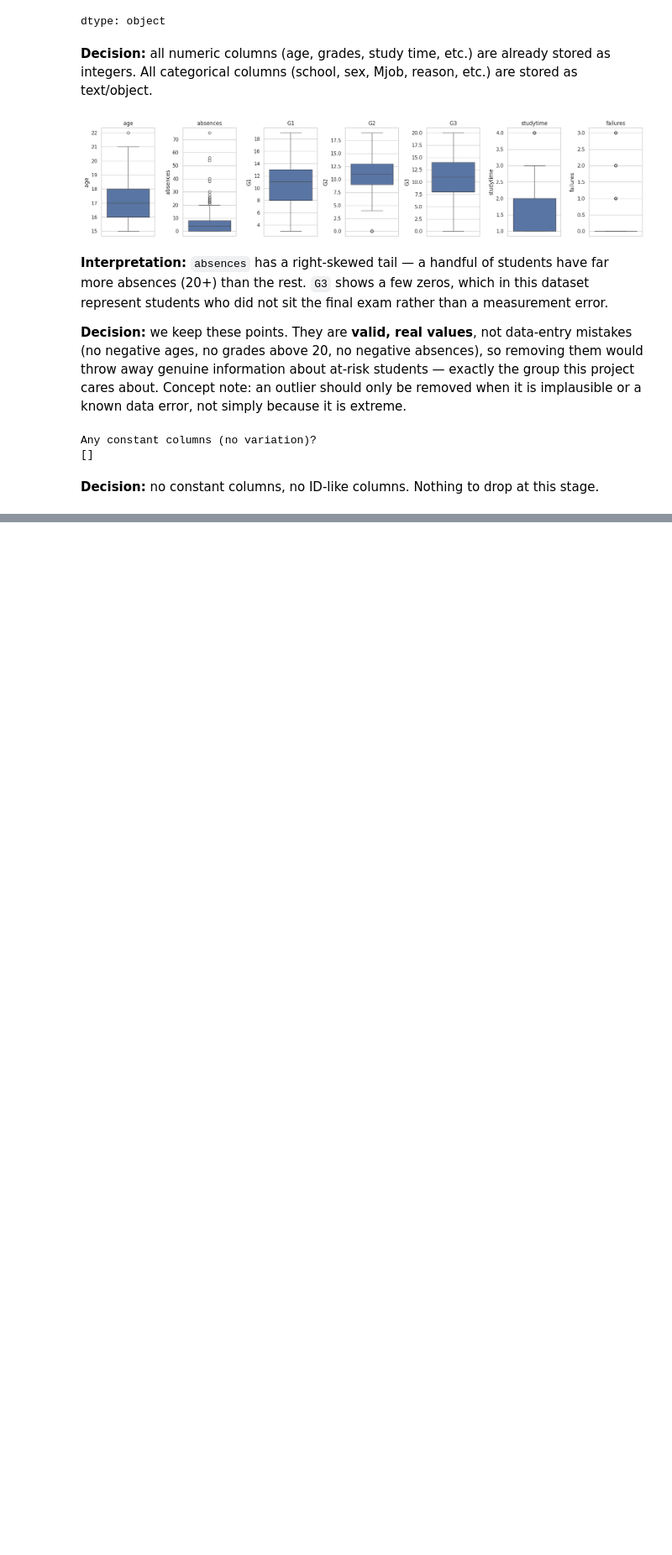
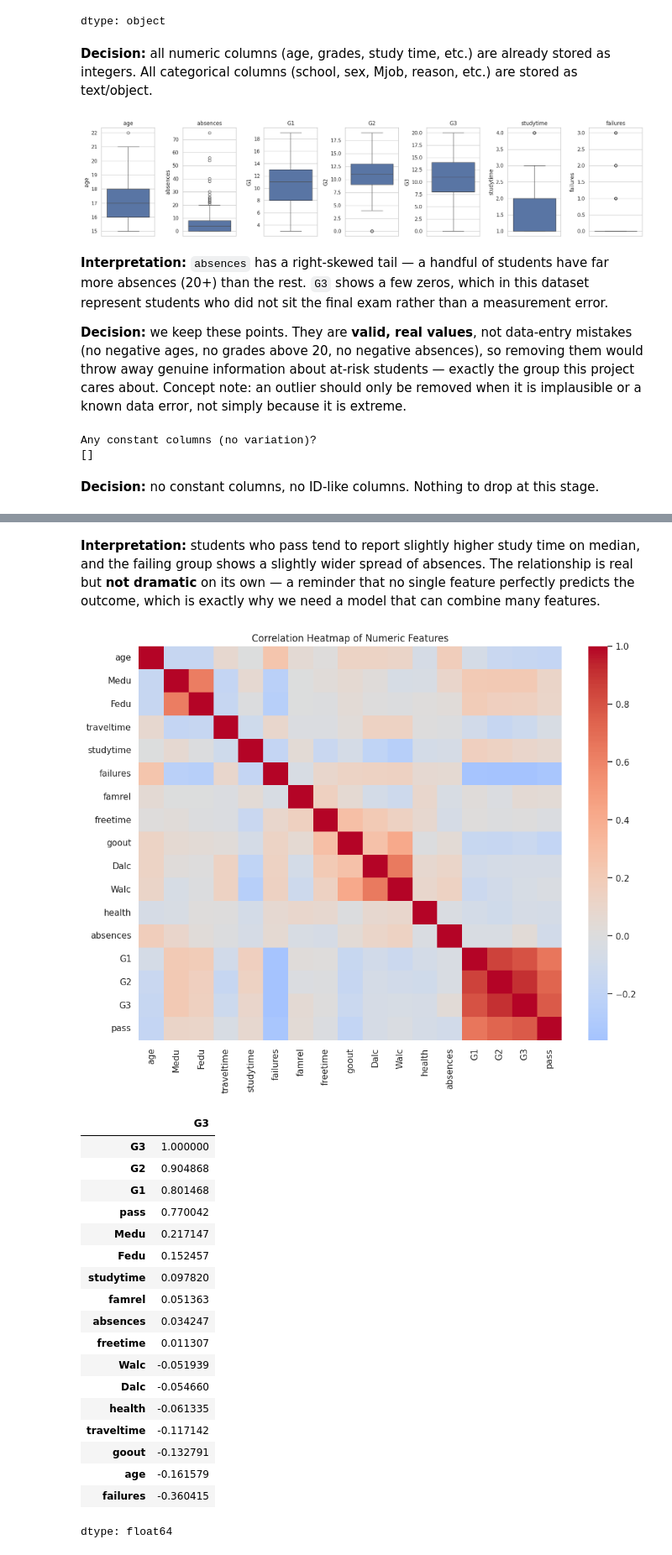
Before and after one commit to azzedineh27/Final_project_taiba, a Jupyter notebook: notebook.ipynb, the cells around one changed output, grey strips where cells are left out. Shown at 84% size. Saved outputs shown, nothing was run; the diff lists cells and outputs as text; code cells hidden in the pictures; blank space fills up the shorter version.

```diff
--- a/notebook.ipynb
+++ b/notebook.ipynb
@@ -191,0 +274,35 @@ Any constant columns (no variation)?
+# %% [markdown]
+**Interpretation:** students who pass tend to report slightly higher study time on median, and
+the failing group shows a slightly wider spread of absences. The relationship is real but **not
+dramatic** on its own — a reminder that no single feature perfectly predicts the outcome, which is
+exactly why we need a model that can combine many features.
+# %%
+# 5.5 Correlation heatmap of numeric features
+numeric_df = df.select_dtypes(include=[np.number])
+plt.figure(figsize=(12, 9))
+sns.heatmap(numeric_df.corr(), cmap="coolwarm", center=0, annot=False)
+plt.title("Correlation Heatmap of Numeric Features")
+plt.show()
+
+numeric_df.corr()["G3"].sort_values(ascending=False)
+# %% [output]
+[figure, added]
+|  | G3 |
+| G3 | 1.000000 |
+| G2 | 0.904868 |
+| G1 | 0.801468 |
+| pass | 0.770042 |
+| Medu | 0.217147 |
+| Fedu | 0.152457 |
+| studytime | 0.097820 |
+| famrel | 0.051363 |
+| absences | 0.034247 |
+| freetime | 0.011307 |
+| Walc | -0.051939 |
+| Dalc | -0.054660 |
+| health | -0.061335 |
+| traveltime | -0.117142 |
+| goout | -0.132791 |
+| age | -0.161579 |
+| failures | -0.360415 |
+dtype: float64
```
Also changed, not shown: parts of 31 cells of this notebook.
